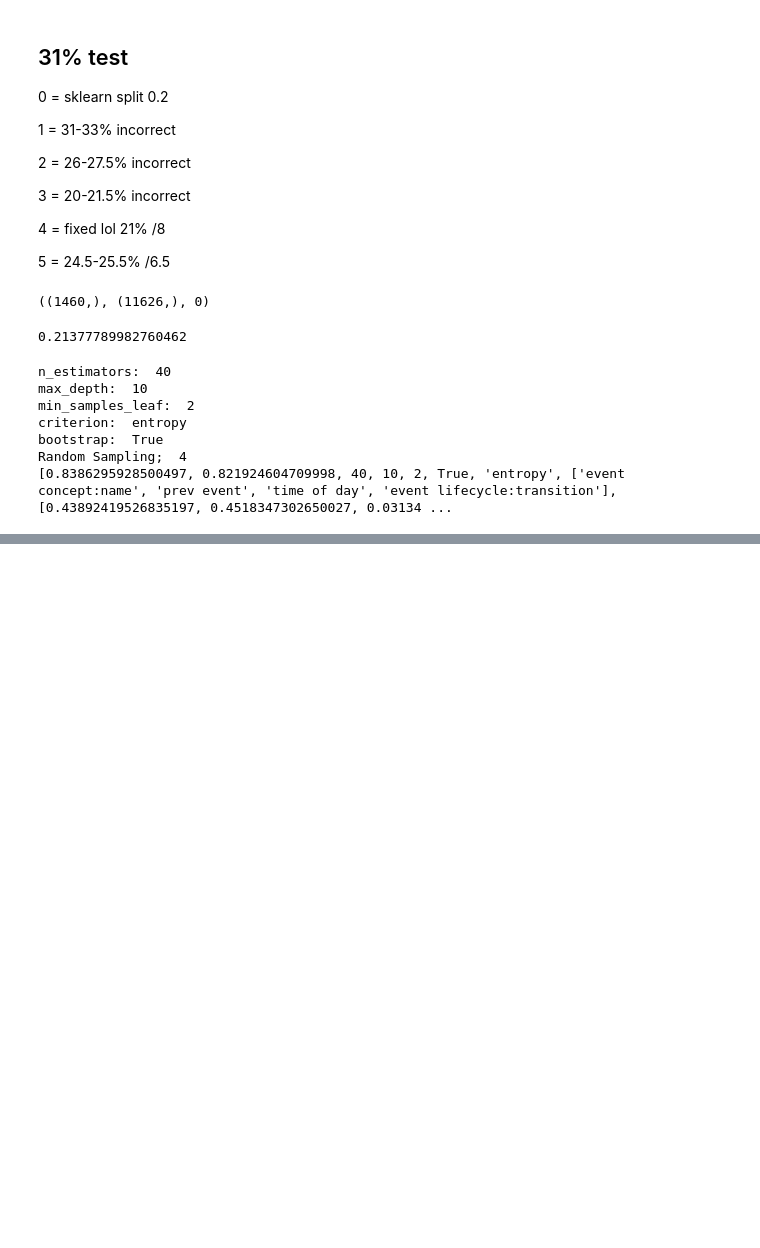
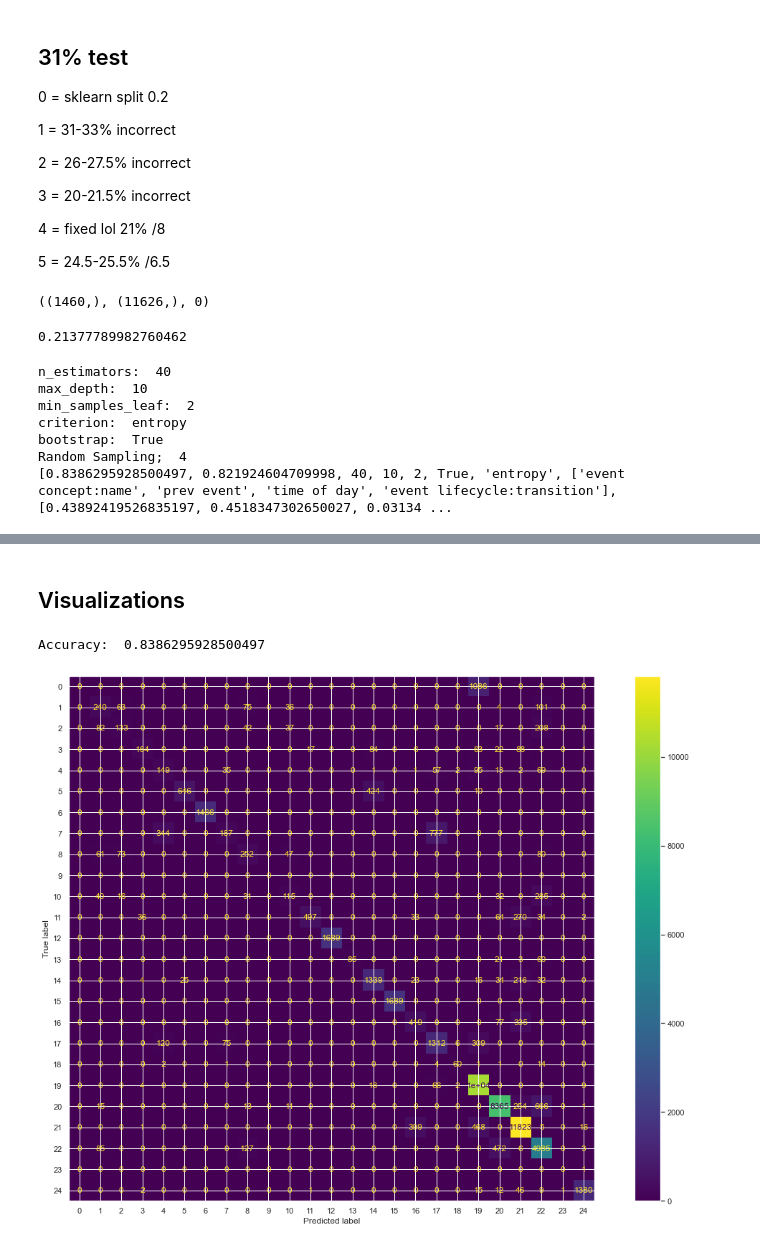
Before and after one commit to Cappa1/ProcessMining, a Jupyter notebook: sprint 3/FinalEventPrediction.ipynb, the cells around one changed output, grey strips where cells are left out. Saved outputs shown, nothing was run; the diff lists cells and outputs as text; code cells hidden in the pictures; blank space fills up the shorter version.

```diff
--- a/sprint 3/FinalEventPrediction.ipynb
+++ b/sprint 3/FinalEventPrediction.ipynb
@@ -11,15 +11,15 @@ from sklearn.metrics import precision_score, recall_score, f1_score, accuracy_sc
 import random
 random.random_state = 0
 
-# # next command ensures that plots appear inside the notebook
-# %matplotlib inline
-# import matplotlib as mpl
-# import matplotlib.pyplot as plt
-# import seaborn as sns  # also improves the look of plots
-# sns.set()
-# plt.rcParams['figure.figsize'] = 10, 5  # default hor./vert. size of plots, in inches
-# plt.rcParams['lines.markeredgewidth'] = 1  # to fix issue with seaborn box plots; needed after import seaborn
-
+# next command ensures that plots appear inside the notebook
+%matplotlib inline
+import matplotlib as mpl
+import matplotlib.pyplot as plt
+import seaborn as sns  # also improves the look of plots
+sns.set()
+plt.rcParams['lines.markeredgewidth'] = 1  # to fix issue with seaborn box plots; needed after import seaborn
+plt.rcParams["figure.figsize"] = [16, 11]
+plt.rcParams["figure.autolayout"] = True
 pd.set_option('display.max_rows', 1000)
 pd.set_option("display.max_columns", 1000)
 # %%
@@ -247,3 +247,22 @@ df[~df["Random Sampling"].isin([1,2,3])]
 | 13 | 0.466513 | 0.336679 | 15 | 2 | 4 | False | entropy | ['case AMOUNT_REQ', 'event concep... | ... |
 | 12 | 0.350109 | 0.199777 | 15 | 1 | 4 | False | entropy | ['case AMOUNT_REQ', 'event concep... | ... |
 | 58 | 0.341603 | 0.201041 | 2 | 2 | 2 | False | gini | ['case AMOUNT_REQ', 'event concep... | ... |
+# %% [markdown]
+## Visualizations
+# %%
+#Test a model
+testRFC = RandomForestClassifier(n_estimators=40, max_depth=10, criterion="entropy", min_samples_leaf=2, random_state=0)
+testRFC.fit(X_train, y_train)
+y_pred = testRFC.predict(X_test)
+
+print("Accuracy: ",accuracy_score(y_test, y_pred))
+# %% [output]
+Accuracy:  0.8386295928500497
+# %%
+from sklearn.metrics import confusion_matrix, ConfusionMatrixDisplay
+labels = np.unique(y_test)
+cm = confusion_matrix(y_test, y_pred, labels=labels)
+disp = ConfusionMatrixDisplay(confusion_matrix=cm, display_labels=labels)
+disp.plot();
+# %% [output]
+[figure, added]
```
Also changed, not shown: parts of 1 cell of this notebook.
